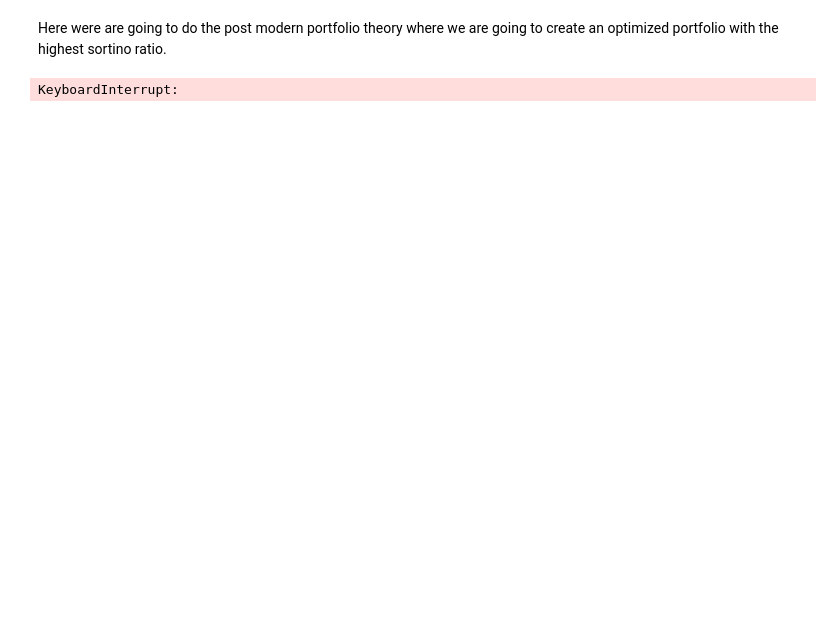
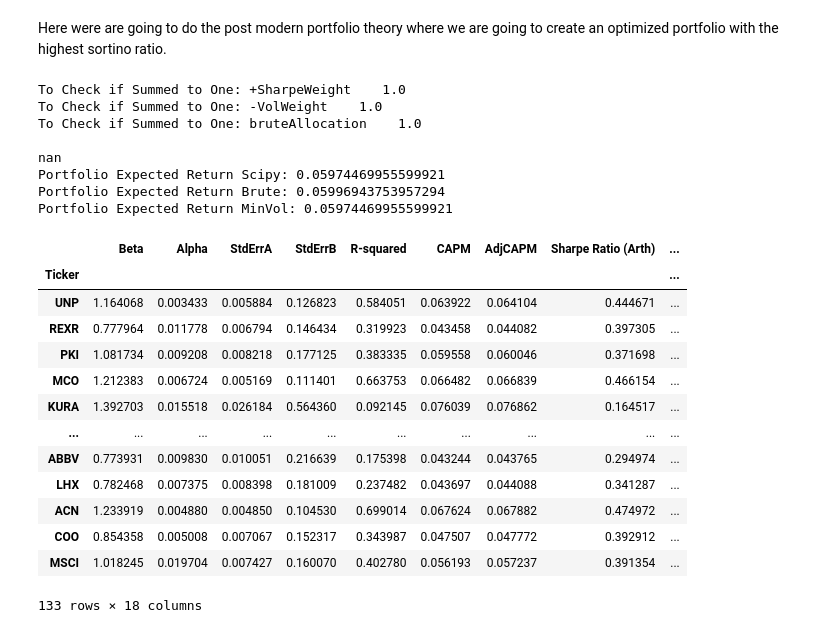
Before and after one commit to ts7even/not_ltcm, a Jupyter notebook: not_ltcm.ipynb, the cells around one changed output. Drawn from its saved outputs; the diff is of its cells as text; code cells hidden in the pictures; blank space fills up the shorter version.

```diff
--- a/not_ltcm.ipynb
+++ b/not_ltcm.ipynb
@@ -401,32 +407,53 @@ efficent_frontier_data = display_ef_with_selected(expectedReturn, Sigma, risk_fr
 
 
 # Check to See if the Data sums to 1
 print(f"To Check if Summed to One: {efficent_frontier_data[['+SharpeWeight']].sum().to_string()}")
 print(f"To Check if Summed to One: {efficent_frontier_data[['-VolWeight']].sum().to_string()}")
 print(f"To Check if Summed to One: {efficent_frontier_data[['bruteAllocation']].sum().to_string()} \n")
 
 
 portfolio_expected_return_Scipy = np.sum(efficent_frontier_data['CAPM']*efficent_frontier_data['+SharpeWeight'])
 portfolio_expected_return_brute = np.sum(efficent_frontier_data['CAPM']*efficent_frontier_data['bruteAllocation'])
 portfolio_expected_return_MinVol = np.sum(efficent_frontier_data['CAPM']*efficent_frontier_data['-VolWeight'])
 
 portfolio_volatility_Scipy = np.sqrt(np.dot(efficent_frontier_data['+SharpeWeight'].T,np.dot(Sigma, efficent_frontier_data['+SharpeWeight'])))
 portfolio_volatility_brute = np.sqrt(np.dot(efficent_frontier_data['bruteAllocation'].T,np.dot(Sigma, efficent_frontier_data['bruteAllocation'])))
 portfolio_volatility_MinVol = np.sqrt(np.dot(efficent_frontier_data['-VolWeight'].T,np.dot(Sigma, efficent_frontier_data['-VolWeight'])))
 
 portfolio_sortino_Scipy = portfolio_expected_return_Scipy/portfolio_volatility_Scipy
 print(portfolio_volatility_Scipy)
 
 
 print(f"Portfolio Expected Return Scipy: {portfolio_expected_return_Scipy}")
 # print(f"Portfolio Sortino Ratio Scipy: {portfolio_expected_return_Scipy/portfolio_volatility_Scipy} /n")
 print(f"Portfolio Expected Return Brute: {portfolio_expected_return_brute}")
 
 print(f"Portfolio Expected Return MinVol: {portfolio_expected_return_MinVol}")
 
 
 # Sort by brite force allocation for the largest weights
 sorted_brute_allocation = efficent_frontier_data.sort_values(by=['bruteAllocation'], ascending=False)
-sorted_brute_allocation.head(100)
+sorted_brute_allocation
 # %% [output]
-KeyboardInterrupt:
+To Check if Summed to One: +SharpeWeight    1.0
+To Check if Summed to One: -VolWeight    1.0
+To Check if Summed to One: bruteAllocation    1.0
+
+nan
+Portfolio Expected Return Scipy: 0.05974469955599921
+Portfolio Expected Return Brute: 0.05996943753957294
+Portfolio Expected Return MinVol: 0.05974469955599921
+|  | Beta | Alpha | StdErrA | StdErrB | R-squared | CAPM | AdjCAPM | Sharpe Ratio (Arth) | ... |
+| Ticker |  |  |  |  |  |  |  |  | ... |
+| UNP | 1.164068 | 0.003433 | 0.005884 | 0.126823 | 0.584051 | 0.063922 | 0.064104 | 0.444671 | ... |
+| REXR | 0.777964 | 0.011778 | 0.006794 | 0.146434 | 0.319923 | 0.043458 | 0.044082 | 0.397305 | ... |
+| PKI | 1.081734 | 0.009208 | 0.008218 | 0.177125 | 0.383335 | 0.059558 | 0.060046 | 0.371698 | ... |
+| MCO | 1.212383 | 0.006724 | 0.005169 | 0.111401 | 0.663753 | 0.066482 | 0.066839 | 0.466154 | ... |
+| KURA | 1.392703 | 0.015518 | 0.026184 | 0.564360 | 0.092145 | 0.076039 | 0.076862 | 0.164517 | ... |
+| ... | ... | ... | ... | ... | ... | ... | ... | ... | ... |
+| ABBV | 0.773931 | 0.009830 | 0.010051 | 0.216639 | 0.175398 | 0.043244 | 0.043765 | 0.294974 | ... |
+| LHX | 0.782468 | 0.007375 | 0.008398 | 0.181009 | 0.237482 | 0.043697 | 0.044088 | 0.341287 | ... |
+| ACN | 1.233919 | 0.004880 | 0.004850 | 0.104530 | 0.699014 | 0.067624 | 0.067882 | 0.474972 | ... |
+| COO | 0.854358 | 0.005008 | 0.007067 | 0.152317 | 0.343987 | 0.047507 | 0.047772 | 0.392912 | ... |
+| MSCI | 1.018245 | 0.019704 | 0.007427 | 0.160070 | 0.402780 | 0.056193 | 0.057237 | 0.391354 | ... |
+133 rows × 18 columns
```
Also changed, not shown: parts of 5 cells of this notebook.
